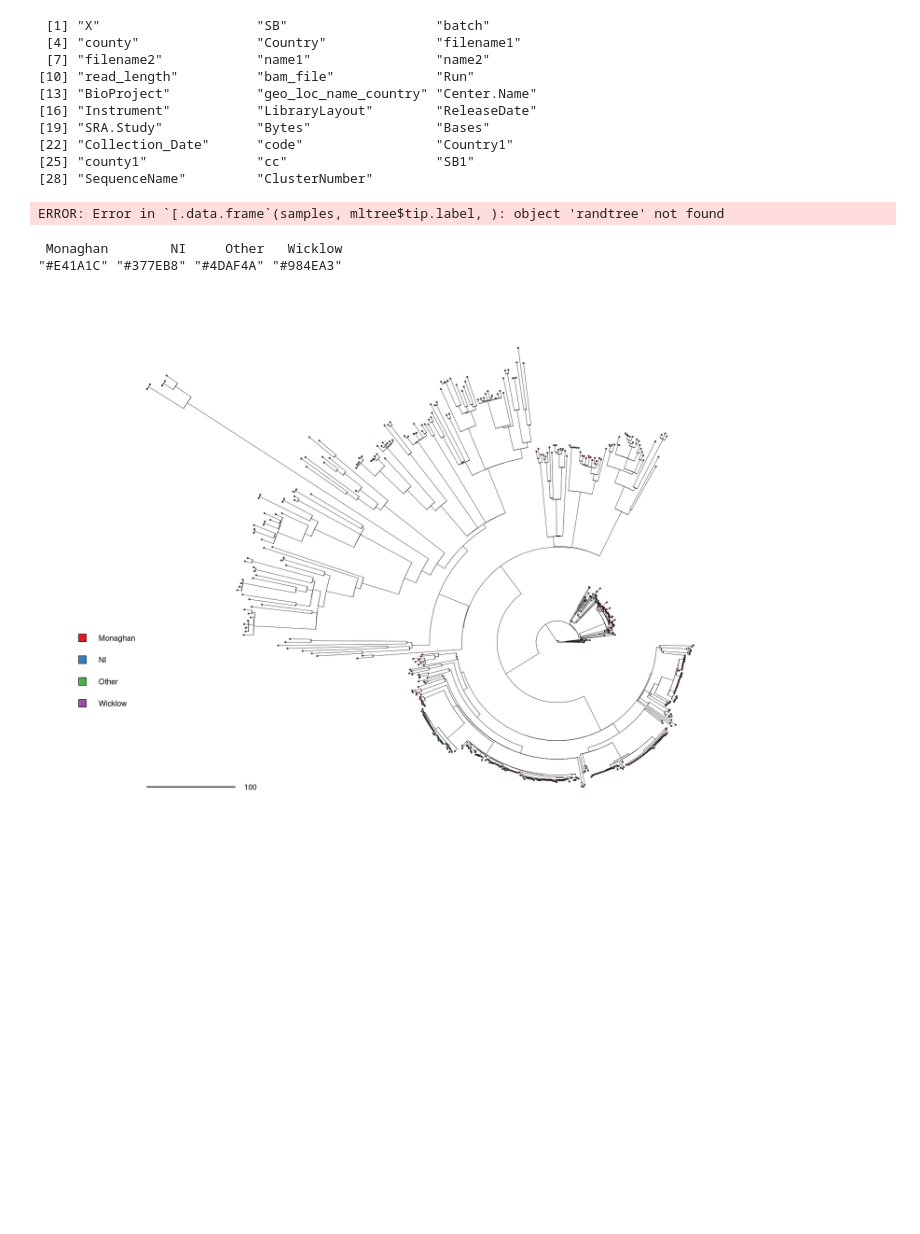
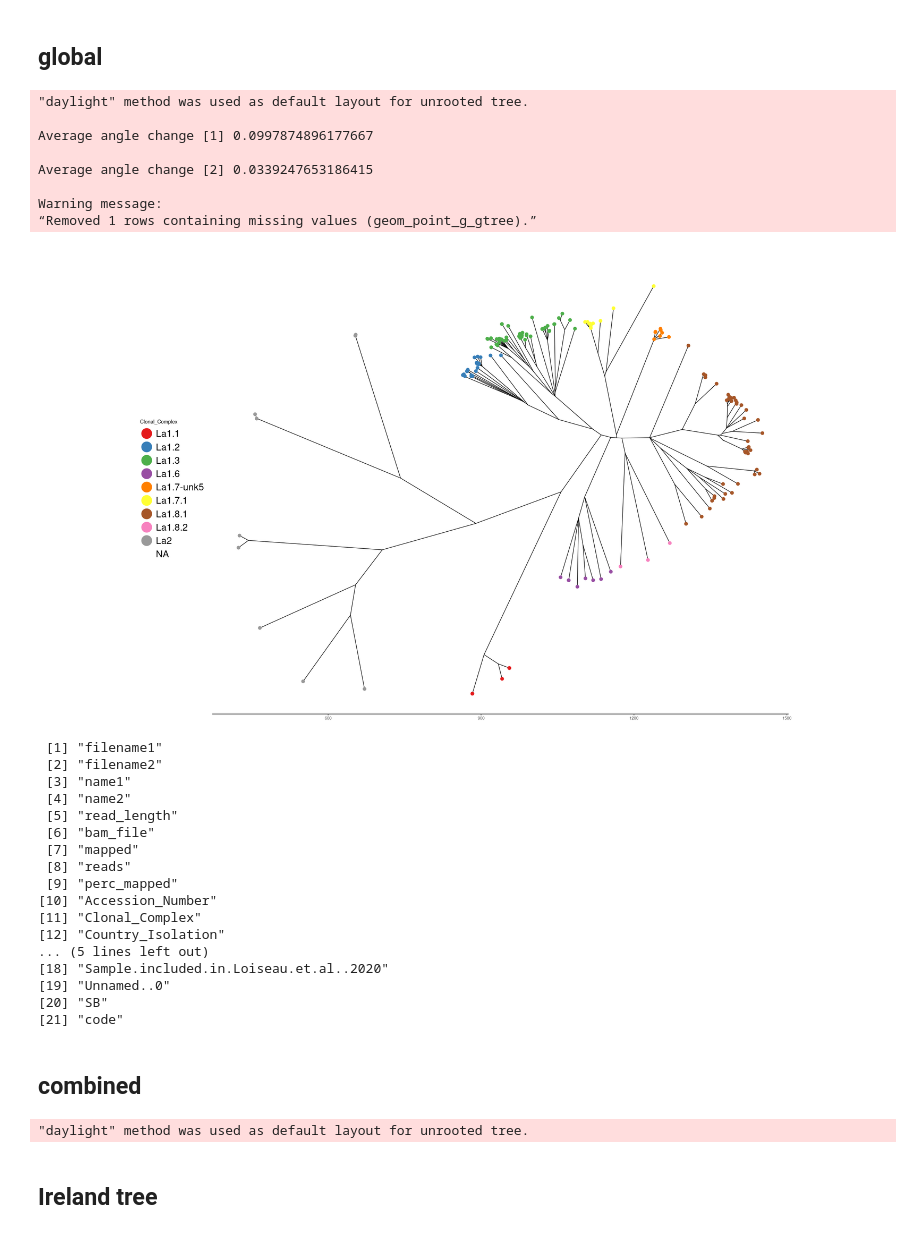
Before and after one commit to dmnfarrell/snipgenie, a Jupyter notebook: notebooks/lineages_tree.ipynb, the cells around one changed output. Saved outputs shown, nothing was run; the diff lists cells and outputs as text; code cells hidden in the pictures; blank space fills up the shorter version.

```diff
--- a/notebooks/lineages_tree.ipynb
+++ b/notebooks/lineages_tree.ipynb
@@ -63,28 +70 @@ plot_tree <- function(mltree,samples,type='phylogram',title='',column='SB',cmap=
 }
-# %%
-colnames(meta)
-# %% [output]
- [1] "X"                    "SB"                   "batch"
- [4] "county"               "Country"              "filename1"
- [7] "filename2"            "name1"                "name2"
-[10] "read_length"          "bam_file"             "Run"
-[13] "BioProject"           "geo_loc_name_country" "Center.Name"
-[16] "Instrument"           "LibraryLayout"        "ReleaseDate"
-[19] "SRA.Study"            "Bytes"                "Bases"
-[22] "Collection_Date"      "code"                 "Country1"
-[25] "county1"              "cc"                   "SB1"
-[28] "SequenceName"         "ClusterNumber"
-# %%
-x<-c('461','SRR1657063','TB19-003881')
-sub<-meta[x,]
-#sub
-itree <- keep.tip(mltree, x)
-plot_tree(randtree,meta,column='county',type='fan')
-# %% [output]
-ERROR: Error in `[.data.frame`(samples, mltree$tip.label, ): object 'randtree' not found
-# %%
-plot_tree(mltree,meta,'fan',column='cc',cmap='Set1')
-# %% [output]
- Monaghan        NI     Other   Wicklow
-"#E41A1C" "#377EB8" "#4DAF4A" "#984EA3"
-[figure, removed]
@@ -90,0 +120,36 @@ plot_tree(mltree,meta,'fan',column='cc',cmap='Set1')
+# %% [markdown]
+## global
+# %%
+ggplottree(gltree, meta1, layout='unrooted', 'Clonal_Complex')
+# %% [output]
+"daylight" method was used as default layout for unrooted tree.
+
+Average angle change [1] 0.0997874896177667
+
+Average angle change [2] 0.0339247653186415
+
+Warning message:
+“Removed 1 rows containing missing values (geom_point_g_gtree).”
+[figure, added]
+# %%
+colnames(meta1)
+# %% [output]
+ [1] "filename1"
+ [2] "filename2"
+ [3] "name1"
+ [4] "name2"
+ [5] "read_length"
+ [6] "bam_file"
+ [7] "mapped"
+ [8] "reads"
+ [9] "perc_mapped"
+[10] "Accession_Number"
+[11] "Clonal_Complex"
+[12] "Country_Isolation"
+... (5 lines left out)
+[18] "Sample.included.in.Loiseau.et.al..2020"
+[19] "Unnamed..0"
+[20] "SB"
+[21] "code"
+# %% [markdown]
+## combined
@@ -91 +171,7 @@ plot_tree(mltree,meta,'fan',column='cc',cmap='Set1')
+# %%
+ggplottree(itree, meta, 'Country', cmap='Spectral', title='global samples, snp100 clusters',layout='unrooted')
+# %% [output]
+"daylight" method was used as default layout for unrooted tree.
+# %% [markdown]
+## Ireland tree
 # %%
```
Also changed, not shown: parts of 18 cells of this notebook, 9 other files.
